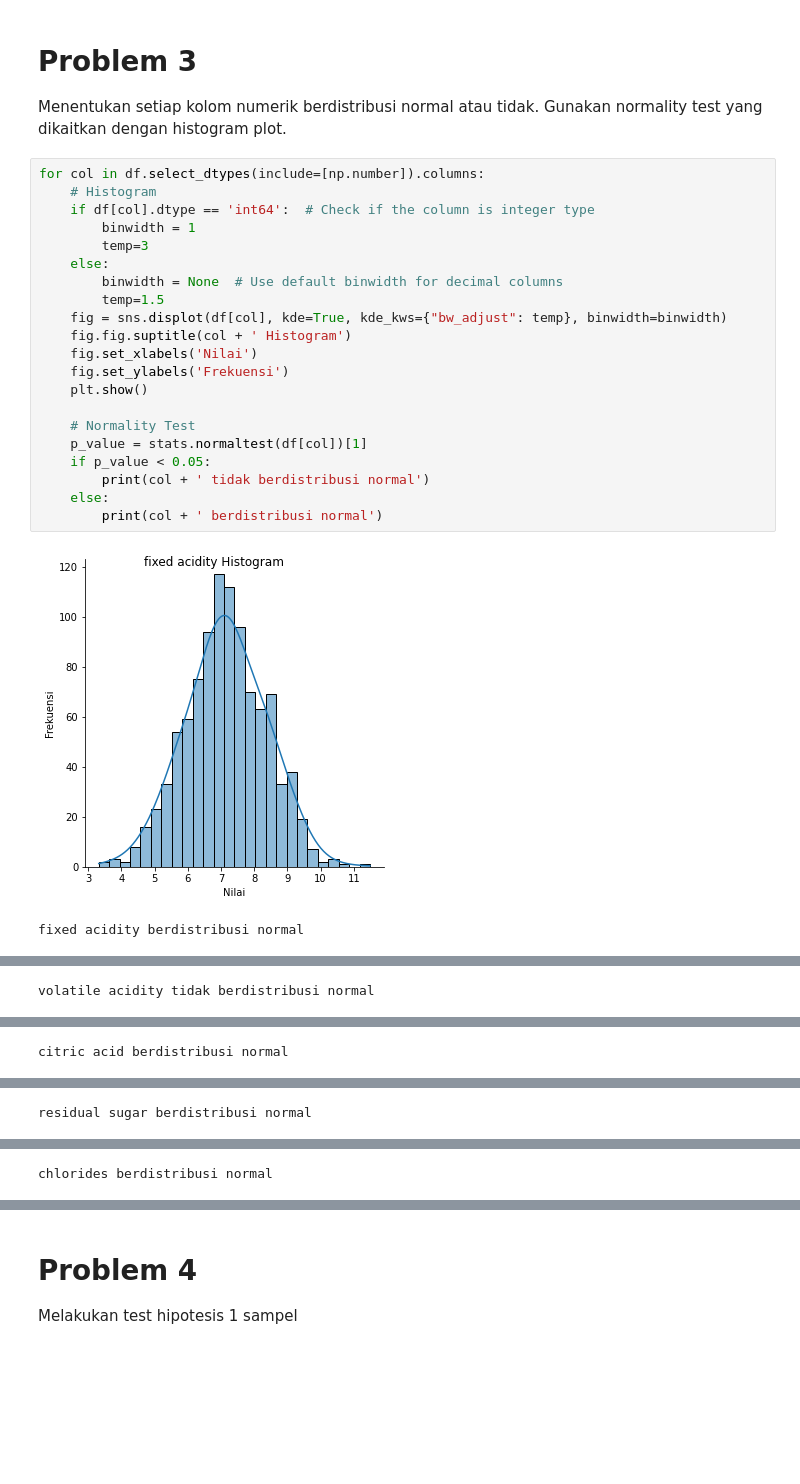
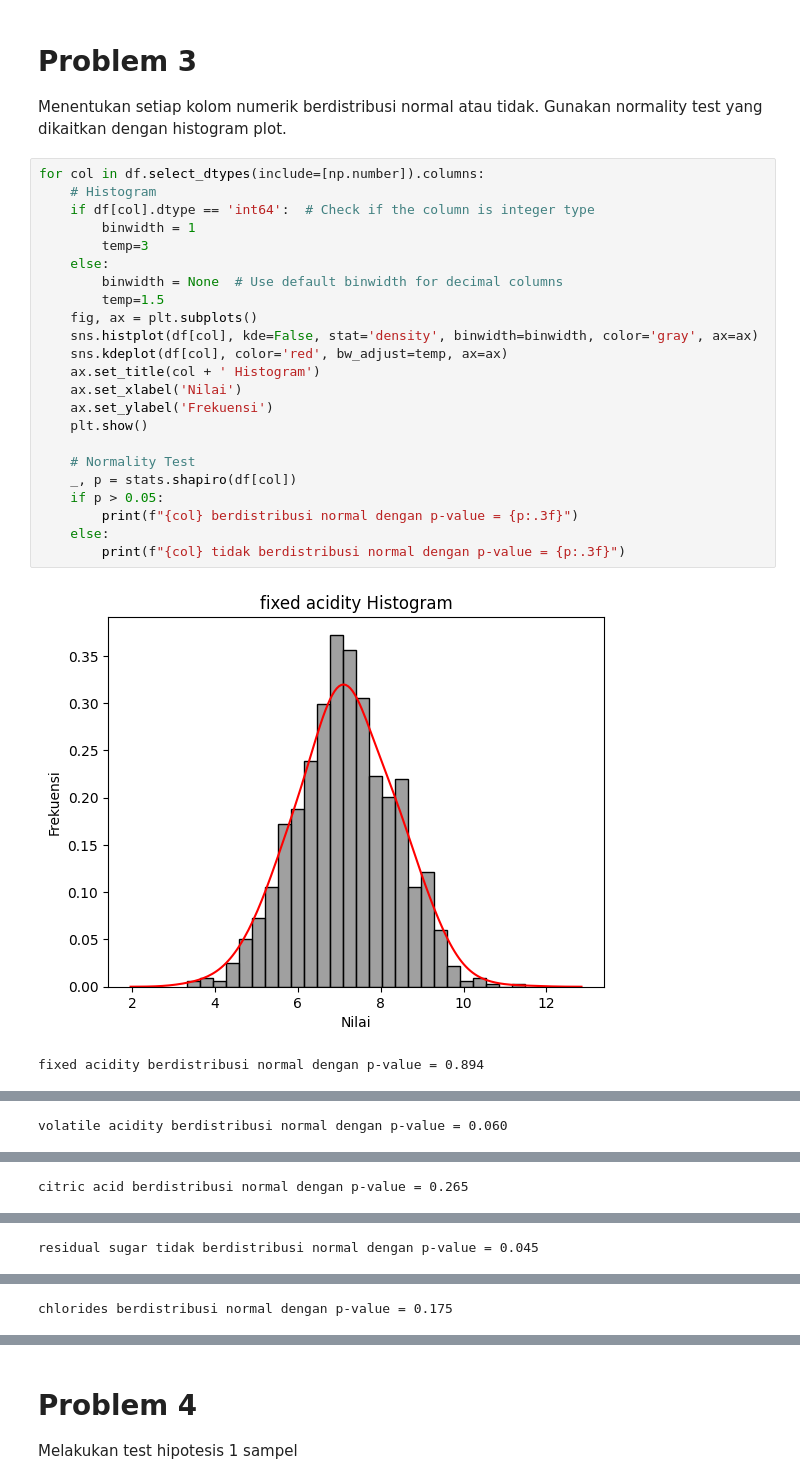
Before and after one commit to bernarduswillson/ProbStat, a Jupyter notebook: tubes.ipynb, the cells around one changed output, grey strips where cells are left out. Saved outputs shown, nothing was run; the diff lists cells and outputs as text; blank space fills up the shorter version.

```diff
--- a/tubes.ipynb
+++ b/tubes.ipynb
@@ -92,24 +123,26 @@ Menentukan setiap kolom numerik berdistribusi normal atau tidak. Gunakan normali
 # %%
 for col in df.select_dtypes(include=[np.number]).columns:
     # Histogram
     if df[col].dtype == 'int64':  # Check if the column is integer type
         binwidth = 1
         temp=3
     else:
         binwidth = None  # Use default binwidth for decimal columns
         temp=1.5
-    fig = sns.displot(df[col], kde=True, kde_kws={"bw_adjust": temp}, binwidth=binwidth)
-    fig.fig.suptitle(col + ' Histogram')
-    fig.set_xlabels('Nilai')
-    fig.set_ylabels('Frekuensi')
+    fig, ax = plt.subplots()
+    sns.histplot(df[col], kde=False, stat='density', binwidth=binwidth, color='gray', ax=ax)
+    sns.kdeplot(df[col], color='red', bw_adjust=temp, ax=ax)
+    ax.set_title(col + ' Histogram')
+    ax.set_xlabel('Nilai')
+    ax.set_ylabel('Frekuensi')
     plt.show()
 
     # Normality Test
-    p_value = stats.normaltest(df[col])[1]
-    if p_value < 0.05:
-        print(col + ' tidak berdistribusi normal')
+    _, p = stats.shapiro(df[col])
+    if p > 0.05:
+        print(f"{col} berdistribusi normal dengan p-value = {p:.3f}")
     else:
-        print(col + ' berdistribusi normal')
+        print(f"{col} tidak berdistribusi normal dengan p-value = {p:.3f}")
 # %% [output]
-[figure, old version]
+[figure, new version]
-fixed acidity berdistribusi normal
+fixed acidity berdistribusi normal dengan p-value = 0.894
@@ -117 +150 @@ fixed acidity berdistribusi normal
-volatile acidity tidak berdistribusi normal
+volatile acidity berdistribusi normal dengan p-value = 0.060
@@ -119 +152 @@ volatile acidity tidak berdistribusi normal
-citric acid berdistribusi normal
+citric acid berdistribusi normal dengan p-value = 0.265
@@ -121 +154 @@ citric acid berdistribusi normal
-residual sugar berdistribusi normal
+residual sugar tidak berdistribusi normal dengan p-value = 0.045
@@ -123 +156 @@ residual sugar berdistribusi normal
-chlorides berdistribusi normal
+chlorides berdistribusi normal dengan p-value = 0.175
```
Also changed, not shown: parts of 3 cells of this notebook.
